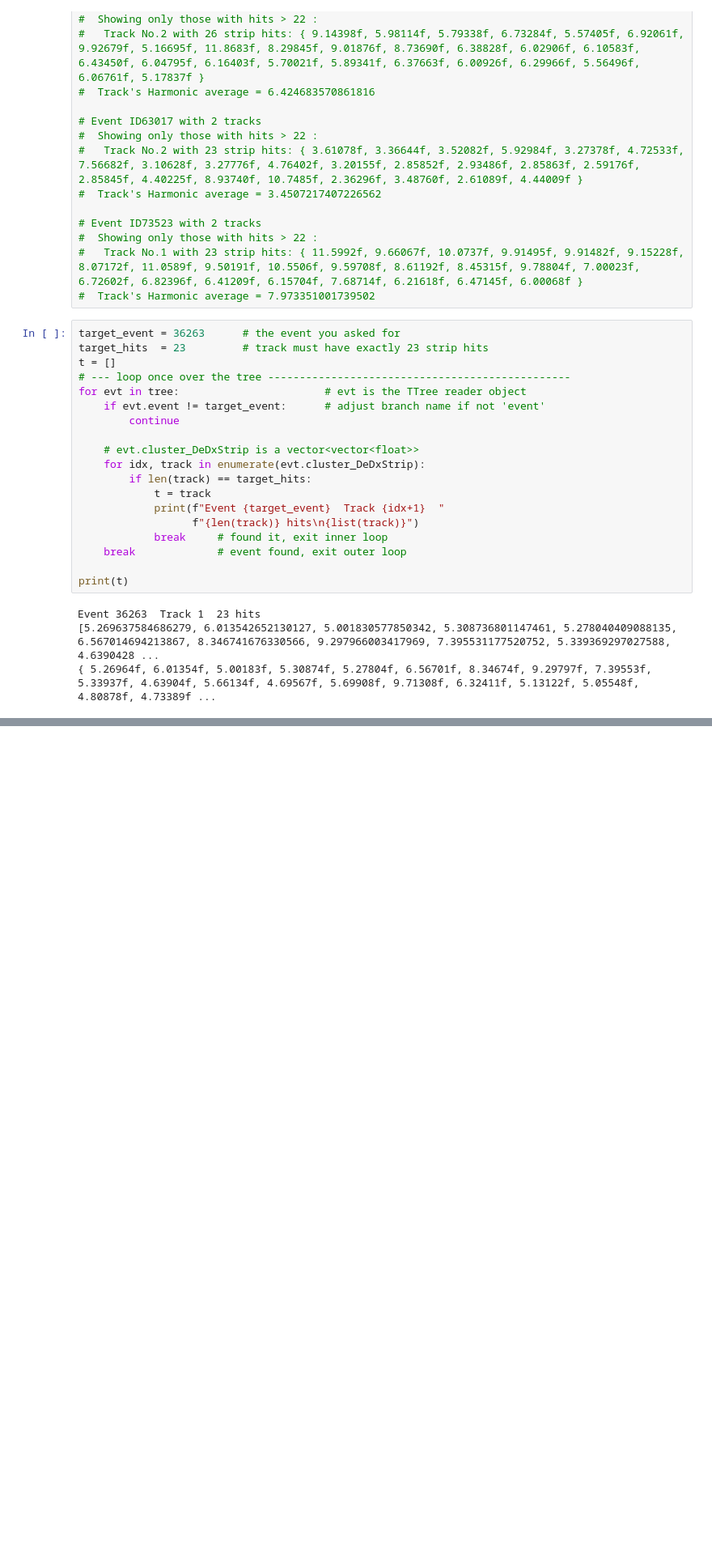
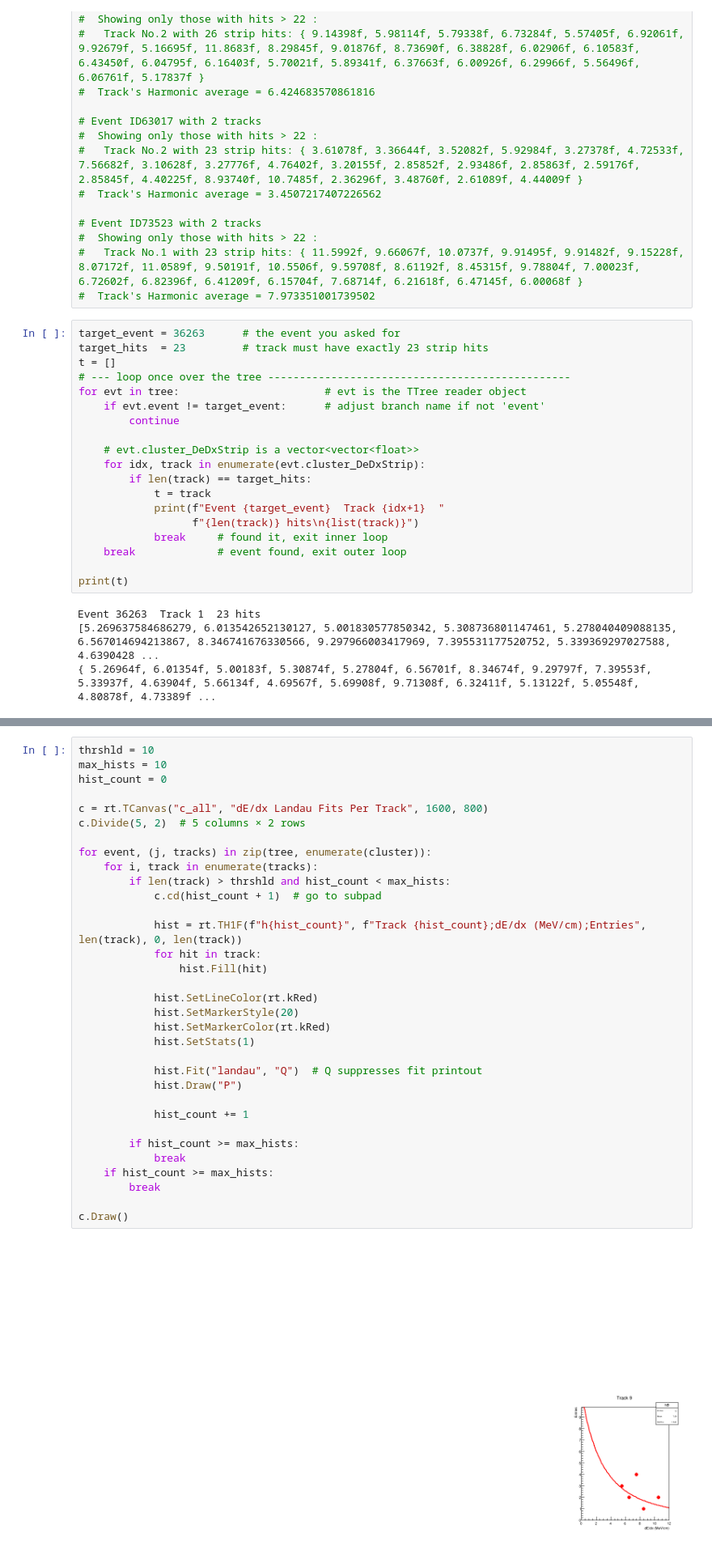
Before and after one commit to both-sides/optimizing_DEDx_estimator, a Jupyter notebook: notebooks/fit.ipynb, the cells around one changed output, grey strips where cells are left out. Shown at 81% size. Saved outputs shown, nothing was run; the diff lists cells and outputs as text; blank space fills up the shorter version.

```diff
--- a/notebooks/fit.ipynb
+++ b/notebooks/fit.ipynb
@@ -194,0 +301,35 @@ Sigma                     =     0.451741   +/-   0.181882        (limited)
+# %%
+thrshld = 10
+max_hists = 10
+hist_count = 0
+
+c = rt.TCanvas("c_all", "dE/dx Landau Fits Per Track", 1600, 800)
+c.Divide(5, 2)  # 5 columns × 2 rows
+
+for event, (j, tracks) in zip(tree, enumerate(cluster)):
+    for i, track in enumerate(tracks):
+        if len(track) > thrshld and hist_count < max_hists:
+            c.cd(hist_count + 1)  # go to subpad
+
+            hist = rt.TH1F(f"h{hist_count}", f"Track {hist_count};dE/dx (MeV/cm);Entries", len(track), 0, len(track))
+            for hit in track:
+                hist.Fill(hit)
+
+            hist.SetLineColor(rt.kRed)
+            hist.SetMarkerStyle(20)
+            hist.SetMarkerColor(rt.kRed)
+            hist.SetStats(1)
+
+            hist.Fit("landau", "Q")  # Q suppresses fit printout
+            hist.Draw("P")
+
+            hist_count += 1
+
+        if hist_count >= max_hists:
+            break
+    if hist_count >= max_hists:
+        break
+
+c.Draw()
+# %% [output]
+[figure, added]
```
Also changed, not shown: parts of 11 cells of this notebook, 2 other files.
